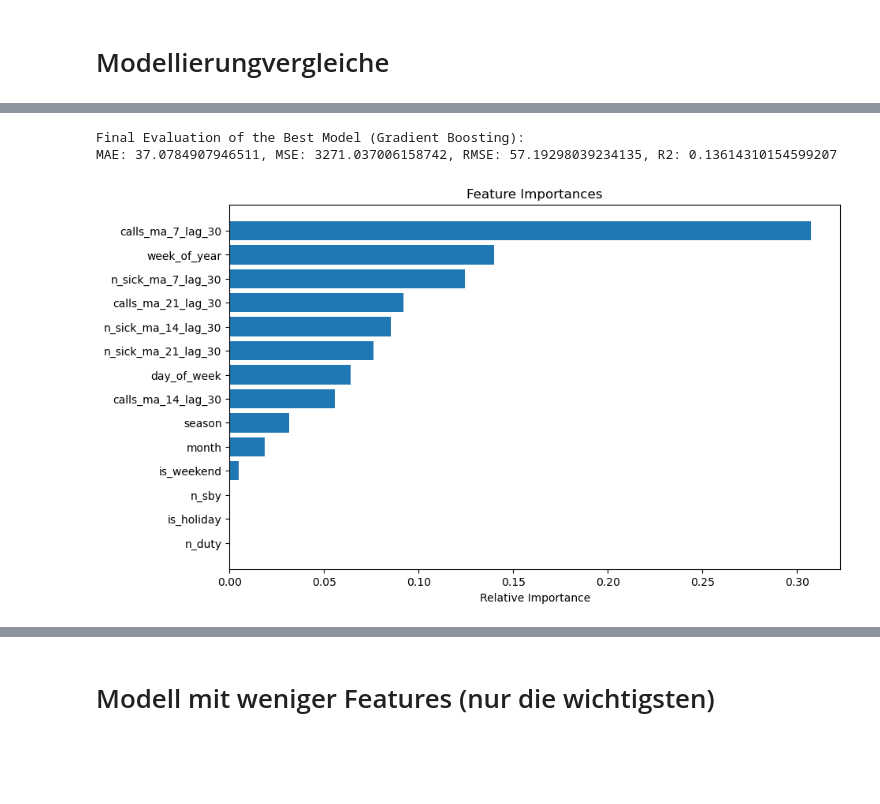
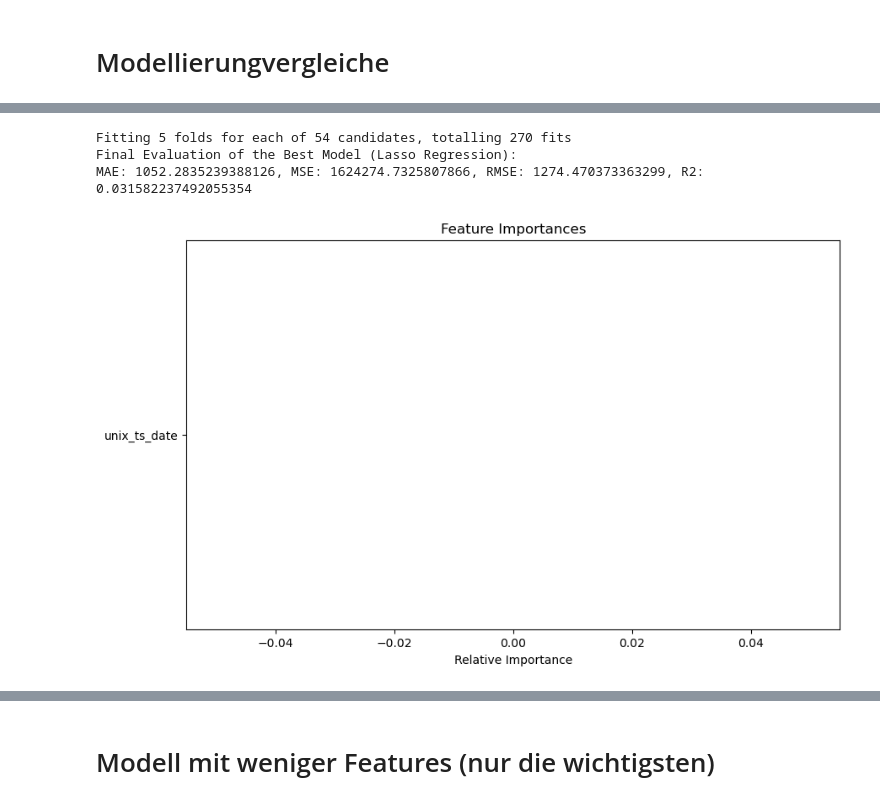
Before and after one commit to jasper-bk/Fallstudie_Model_Engineering_SoSe2024, a Jupyter notebook: notebooks/modeling/modeling.ipynb, the cells around one changed output, grey strips where cells are left out. Drawn from its saved outputs; the diff is of its cells as text; code cells hidden in the pictures; blank space fills up the shorter version.

Commit message:
Viele Versuche unternommen gute Predictions für 'calls' zu machen und damit sby_need zu berechnen. Leider bisher vergeblich

```diff
--- a/notebooks/modeling/modeling.ipynb
+++ b/notebooks/modeling/modeling.ipynb
@@ -116,0 +255,18 @@ XGBoost - MAE: 36.672420776380605, MSE: 3980.0805353466794, RMSE: 63.08787946465
+# %%
+# Convert results to a DataFrame for easier comparison
+results_df = pd.DataFrame(results).T
+
+sorted_by = 'R2'
+
+# For R2 it has to be desending
+results_df_sorted = results_df.sort_values(by=sorted_by, ascending=False)
+
+print(f"Models sorted by {sorted_by}:")
+display(results_df_sorted)
+
+# Select the best model
+best_model_name = results_df_sorted.index[0]
+best_model_results = results_df_sorted.loc[best_model_name]
+
+print(f'Best Model: {best_model_name}')
+print(best_model_results)
@@ -166,4 +309,6 @@ Name: Gradient Boosting, dtype: float64
 # %%
+from sklearn.model_selection import GridSearchCV
+
 # If further fine-tuning is needed, you can perform hyperparameter tuning on the best model
 if best_model_name == 'Random Forest':
     param_grid = {
@@ -171,7 +316,7 @@ if best_model_name == 'Random Forest':
         'max_depth': [10, 20, None],
         'min_samples_split': [2, 5]
     }
-    grid_search = GridSearchCV(RandomForestRegressor(random_state=42), param_grid, cv=5, scoring='neg_mean_absolute_error')
+    grid_search = GridSearchCV(RandomForestRegressor(random_state=42), param_grid, cv=5, scoring='r2')
     grid_search.fit(X_train, y_train)
     best_model = grid_search.best_estimator_
 elif best_model_name == 'Gradient Boosting':
@@ -180,7 +325,7 @@ elif best_model_name == 'Gradient Boosting':
         'learning_rate': [0.01, 0.1, 0.2],
         'max_depth': [3, 5, 7]
     }
-    grid_search = GridSearchCV(GradientBoostingRegressor(random_state=42), param_grid, cv=5, scoring='neg_mean_absolute_error')
+    grid_search = GridSearchCV(GradientBoostingRegressor(random_state=42), param_grid, cv=5, scoring='r2')
     grid_search.fit(X_train, y_train)
     best_model = grid_search.best_estimator_
 elif best_model_name == 'XGBoost':
@@ -188,41 +333,67 @@ elif best_model_name == 'XGBoost':
         'n_estimators': [100, 200],
         'learning_rate': [0.01, 0.1, 0.2],
         'max_depth': [3, 5, 7]
     }
-    grid_search = GridSearchCV(XGBRegressor(random_state=42), param_grid, cv=5, scoring='neg_mean_absolute_error')
+    grid_search = GridSearchCV(XGBRegressor(random_state=42), param_grid, cv=5, scoring='r2')
     grid_search.fit(X_train, y_train)
     best_model = grid_search.best_estimator_
+
+elif best_model_name == 'Lasso Regression':
+
+    param_grid = {
+        'alpha': [0.001, 0.01, 0.1, 1, 10, 100],  # Verschiedene Werte für den Regularisierungsparameter
+        'max_iter': [1000, 5000, 10000],          # Maximale Anzahl an Iterationen
+        'tol': [1e-4, 1e-3, 1e-2]                 # Toleranz für die Optimierung
+    }
+
+    grid_search = GridSearchCV(Lasso(random_state=42), param_grid=param_grid, cv=5, n_jobs=-1, scoring='r2', verbose=1)
+    grid_search.fit(X_train, y_train)
+    best_model = grid_search.best_estimator_
+
+#elif best_model_name == 'StackingRegressor':
+    # Do new stuff here
+else:
+    print("No Hyperparameter-Tuning because there is no template")
+    best_model = models[best_model_name]
+
 # Add similar tuning for other models if needed
 
 # Train the best model with the entire dataset
 best_model.fit(X_train, y_train)
 y_pred_best = best_model.predict(X_test)
 
 # Final evaluation of the best model
 final_mae = mean_absolute_error(y_test, y_pred_best)
 final_mse = mean_squared_error(y_test, y_pred_best)
 final_rmse = np.sqrt(final_mse)
 final_r2 = r2_score(y_test, y_pred_best)
 
 print(f'Final Evaluation of the Best Model ({best_model_name}):')
 print(f'MAE: {final_mae}, MSE: {final_mse}, RMSE: {final_rmse}, R2: {final_r2}')
 
+features = X.columns
 
-# Feature Importance for the best model
-importances = best_model.feature_importances_
-features = X.columns
+if hasattr(best_model, "feature_importances_"):
+    # Feature Importance for the best model
+    importances = best_model.feature_importances_
+elif hasattr(best_model, "coef_"):
+    importances = np.argsort(np.abs(best_model.coef_))
+else:
+    from sklearn.inspection import permutation_importance
+    perm_importance = permutation_importance(best_model, X_test, y_test, n_repeats=10, random_state=42, n_jobs=-1)
+    importances = perm_importance.importances_mean
+
+
 indices = np.argsort(importances)
-
 plt.figure(figsize=(10, 6))
 plt.title('Feature Importances')
 plt.barh(range(len(indices)), importances[indices], align='center')
 plt.yticks(range(len(indices)), [features[i] for i in indices])
 plt.xlabel('Relative Importance')
 plt.show()
-
-# Bestes Ergebnis bisher für R2 Score: 13%
 # %% [output]
-Final Evaluation of the Best Model (Gradient Boosting):
-MAE: 37.0784907946511, MSE: 3271.037006158742, RMSE: 57.19298039234135, R2: 0.13614310154599207
+Fitting 5 folds for each of 54 candidates, totalling 270 fits
+Final Evaluation of the Best Model (Lasso Regression):
+MAE: 1052.2835239388126, MSE: 1624274.7325807866, RMSE: 1274.470373363299, R2: 0.031582237492055354
-[figure, old version]
+[figure, new version]
 # %%
```
Also changed, not shown: parts of 28 cells of this notebook, 6 other files.
